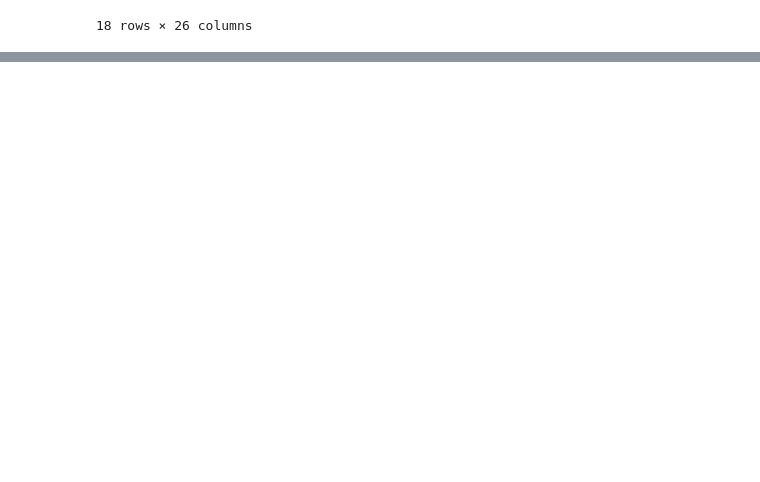
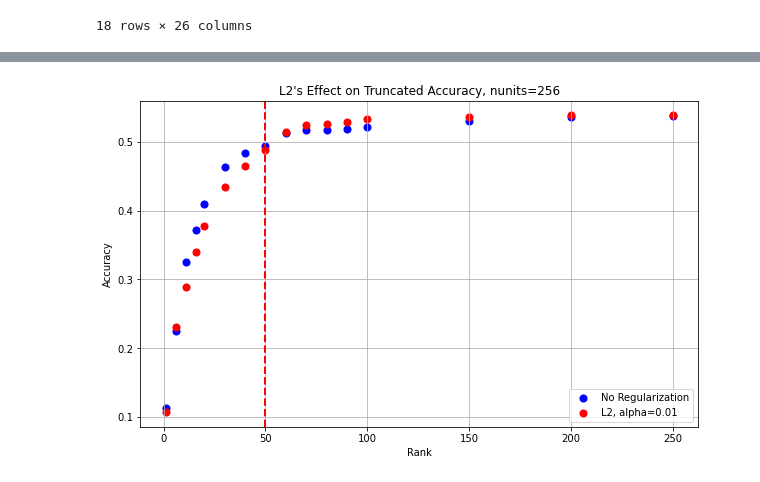
Before and after one commit to henryscheible/cs89finalproject, a Jupyter notebook: regularization_plots.ipynb, the cells around one changed output, grey strips where cells are left out. Drawn from its saved outputs; the diff is of its cells as text; code cells hidden in the pictures; blank space fills up the shorter version.

```diff
--- a/regularization_plots.ipynb
+++ b/regularization_plots.ipynb
@@ -96,0 +243,18 @@ Files already downloaded and verified
+# %%
+l2_256 = reg_models_df.loc[(reg_models_df["Unnamed: 0"] == 3) & (reg_models_df["rank"] != 0)]
+baseline_1024 = reg_models_df.loc[(reg_models_df["Unnamed: 0"] == 9) & (reg_models_df["rank"] != 0)]
+dropout_1024 = reg_models_df.loc[(reg_models_df["Unnamed: 0"] == 10) & (reg_models_df["rank"] != 0)]
+l2_1024 = reg_models_df.loc[(reg_models_df["Unnamed: 0"] == 12) & (reg_models_df["rank"] != 0)]
+# %%
+plt.figure(figsize=(10, 6))
+plt.scatter(baseline_256["rank"], baseline_256["val_acc"], color='blue', s=50, label="No Regularization")
+plt.scatter(l2_256["rank"], l2_256["val_acc"], color="red", s=50, label="L2, alpha=0.01")
+plt.title(f"L2's Effect on Truncated Accuracy, nunits=256")
+plt.xlabel('Rank')
+plt.axvline(x=50, color='red', linestyle='--', linewidth=2)
+plt.ylabel('Accuracy')
+plt.grid(True)
+plt.legend()
+plt.savefig("./figures/L2_256.png", dpi=600)
+# %% [output]
+[figure, added]
```
Also changed, not shown: parts of 12 cells of this notebook, 7 other files.
